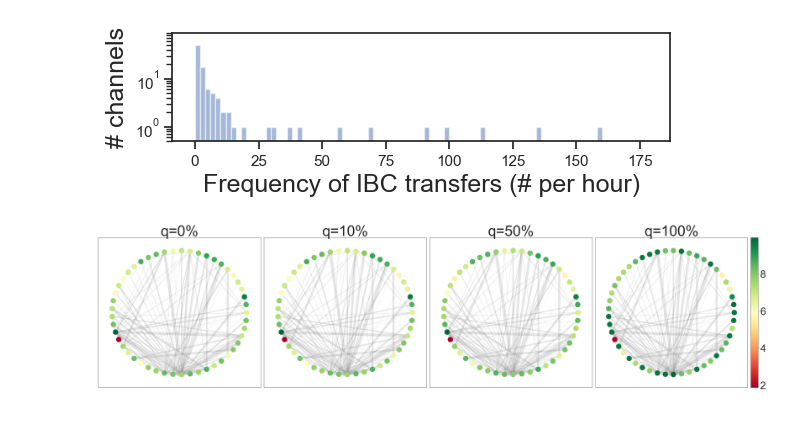
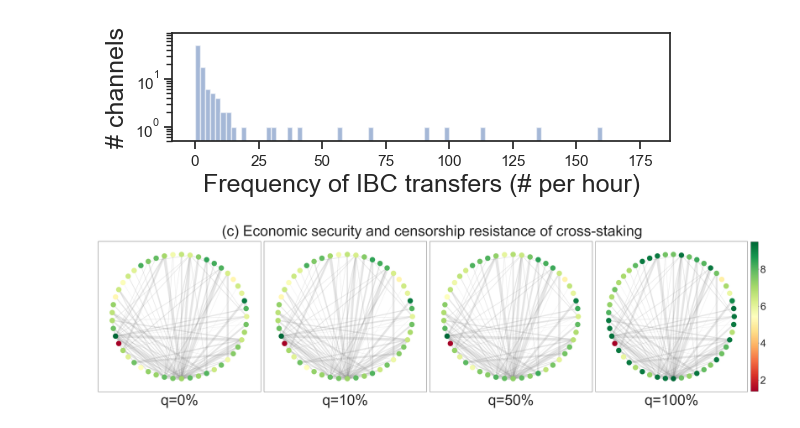
Before and after one commit to babylonchain/mapofzones-crawler, a Jupyter notebook: analysis.ipynb, the cells around one changed output. Saved outputs shown, nothing was run; the diff lists cells and outputs as text; code cells hidden in the pictures.

```diff
--- a/analysis.ipynb
+++ b/analysis.ipynb
@@ -230,7 +285,7 @@ for cutoff in cutoffs:
     _, heaviest_weights = find_heaviest_path_all(G, cutoff)
     plt.hist(heaviest_weights, bins=bins, label='k=%d' % cutoff, alpha=0.5)
     if cutoff == 3:
-        plt.xlabel('Security level (USD)', fontsize=15)
+        plt.xlabel('Economic security (USD)', fontsize=15)
     plt.ylabel('# zones', fontsize=15)
     plt.xlim([-5*10**8, 8*10**9])
     plt.ylim([0.5, 100])
@@ -265,49 +320,50 @@ def find_optimal_security(G, node, beta):
     for peer in peers:
         max_weight_from_peers += G.nodes[peer]['weight']
     if beta == 1:
-        return max_weight_from_peers + G.nodes[node]['weight']
+        return (max_weight_from_peers + G.nodes[node]['weight']) / 3
     max_borrowable_weight = beta * G.nodes[node]['weight'] / (1-beta)
     if max_weight_from_peers < max_borrowable_weight:
-        return max_weight_from_peers + G.nodes[node]['weight']
+        return (max_weight_from_peers + G.nodes[node]['weight']) / 3
     else:
-        return max_borrowable_weight + G.nodes[node]['weight']
+        return (max_borrowable_weight + G.nodes[node]['weight']) / 3
 
 def find_optimal_security_all(G, beta):
     return [find_optimal_security(G, node, beta) for node in G.nodes]
 
 def draw_map_of_zones_summary_cross_chain_validation(G, betas=[0, 0.1, 0.5, 1]):
-    fig, axes = plt.subplots(nrows=1, ncols=4, figsize=(32, 8))
+    fig, axes = plt.subplots(nrows=1, ncols=4, figsize=(32, 9))
     pos = nx.circular_layout(G)
     cmap = plt.cm.get_cmap('RdYlGn')
     # cmap = plt.cm.jet
 
     for idx, beta in enumerate(betas):
         plt.subplot(141+idx)
 
         # zone name of each vertex
         node_labels = {node: zones_map[node] for node in G.nodes}
 
         # weight of each vertex, i.e., normalised market cap in the heaviest path
         heaviest_weights = find_optimal_security_all(G, beta)
         node_weights = [math.log10(weight) for weight in heaviest_weights]
         # node_weights = heaviest_weights
         # weight of each edge, i.e., normalised frequency of the channel
         edge_weights = [math.log10(get_frequency(edge[0], edge[1]))*5 for edge in G.edges(data='weight')]
 
         nx.draw_networkx_edges(G, pos, width=edge_weights, alpha=0.2, edge_color='grey')
         nc = nx.draw_networkx_nodes(G, pos, node_labels, node_color=node_weights, cmap=cmap)
 
-        plt.title("q={0:.0%}".format(beta), fontsize=50)
+        plt.title("q={0:.0%}".format(beta), fontsize=50, y=-0.1)
 
     # cbar = plt.colorbar(nc, format=ticker.FuncFormatter(fmt),fraction=0.046, pad=0.02)
     cbar = fig.colorbar(nc,fraction=0.046, pad=0.02)
     cbar.ax.tick_params(labelsize=35)
 
+    fig.suptitle("(c) Economic security and censorship resistance of cross-staking", fontsize=50)
     plt.tight_layout()
     plt.savefig('../../Babylon/mesh-security-paper/figures/zones-ccv-summary.pdf')
     plt.show()
 
 # find_optimal_security_all(G, 0.2)
 draw_map_of_zones_summary_cross_chain_validation(G)
 # %% [output]
-[figure, old version]
+[figure, new version]
```
Also changed, not shown: parts of 3 cells of this notebook.
